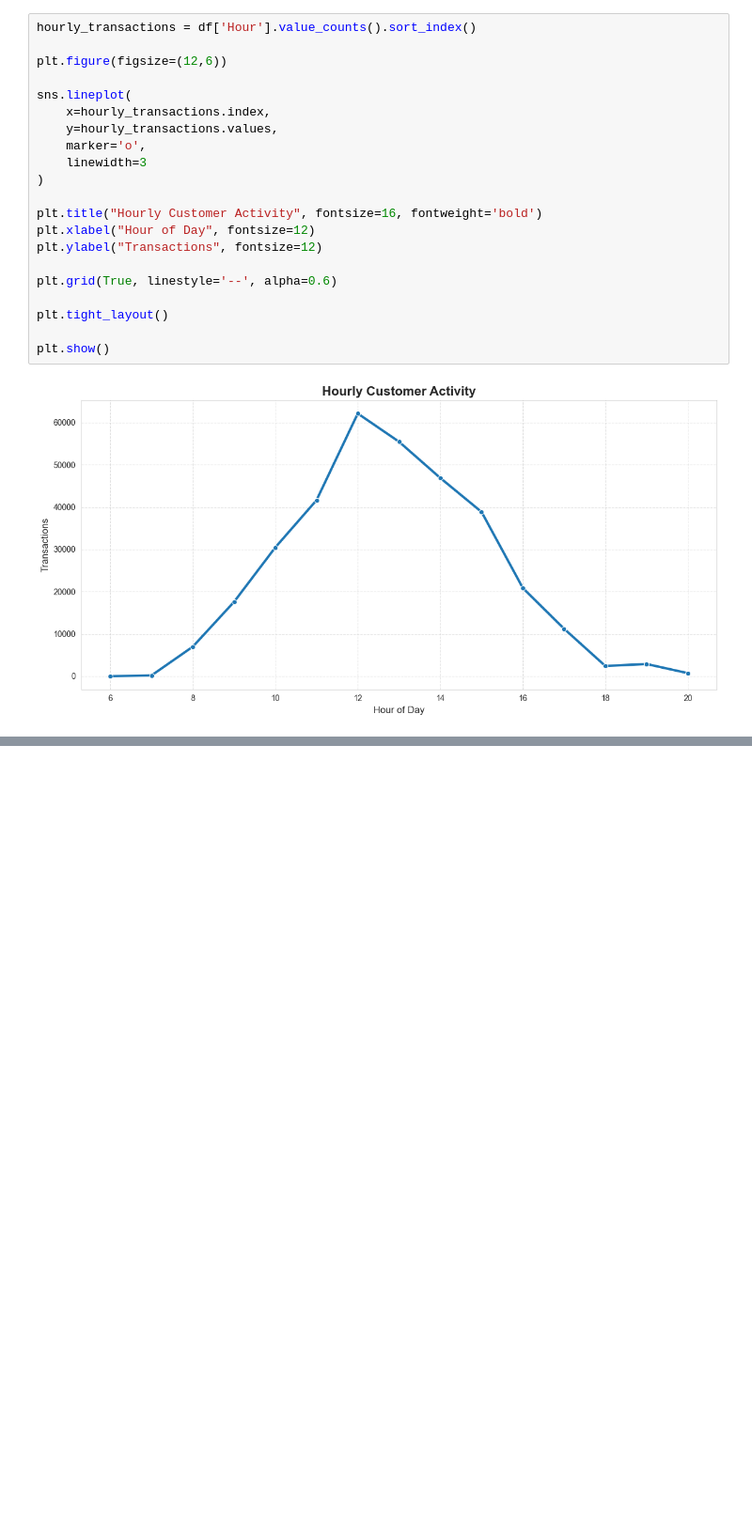
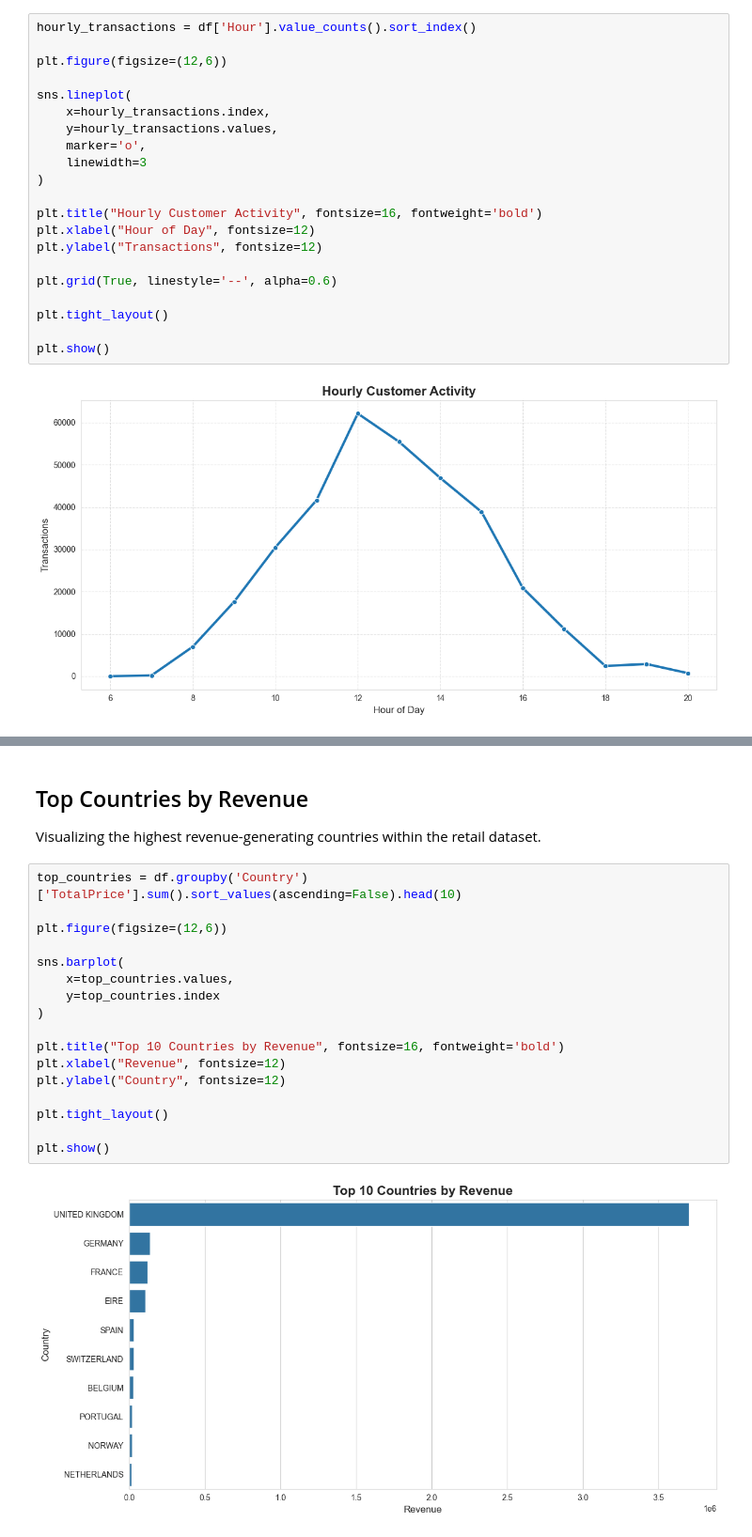
Before and after one commit to jebin24it-boop/Infotact_DA_Internship_Project, a Jupyter notebook: Project_1_Retail/notebooks/visualizations/retail_visuals_day1.ipynb, the cells around one changed output, grey strips where cells are left out. Shown at 94% size. Drawn from its saved outputs; the diff is of its cells as text; blank space fills up the shorter version.

```diff
--- a/Project_1_Retail/notebooks/visualizations/retail_visuals_day1.ipynb
+++ b/Project_1_Retail/notebooks/visualizations/retail_visuals_day1.ipynb
@@ -138,0 +165,23 @@ plt.show()
+# %% [markdown]
+## Top Countries by Revenue
+
+Visualizing the highest revenue-generating countries within the retail dataset.
+# %%
+top_countries = df.groupby('Country')['TotalPrice'].sum().sort_values(ascending=False).head(10)
+
+plt.figure(figsize=(12,6))
+
+sns.barplot(
+    x=top_countries.values,
+    y=top_countries.index
+)
+
+plt.title("Top 10 Countries by Revenue", fontsize=16, fontweight='bold')
+plt.xlabel("Revenue", fontsize=12)
+plt.ylabel("Country", fontsize=12)
+
+plt.tight_layout()
+
+plt.show()
+# %% [output]
+[figure, added]
```
Also changed, not shown: parts of 2 cells of this notebook.
